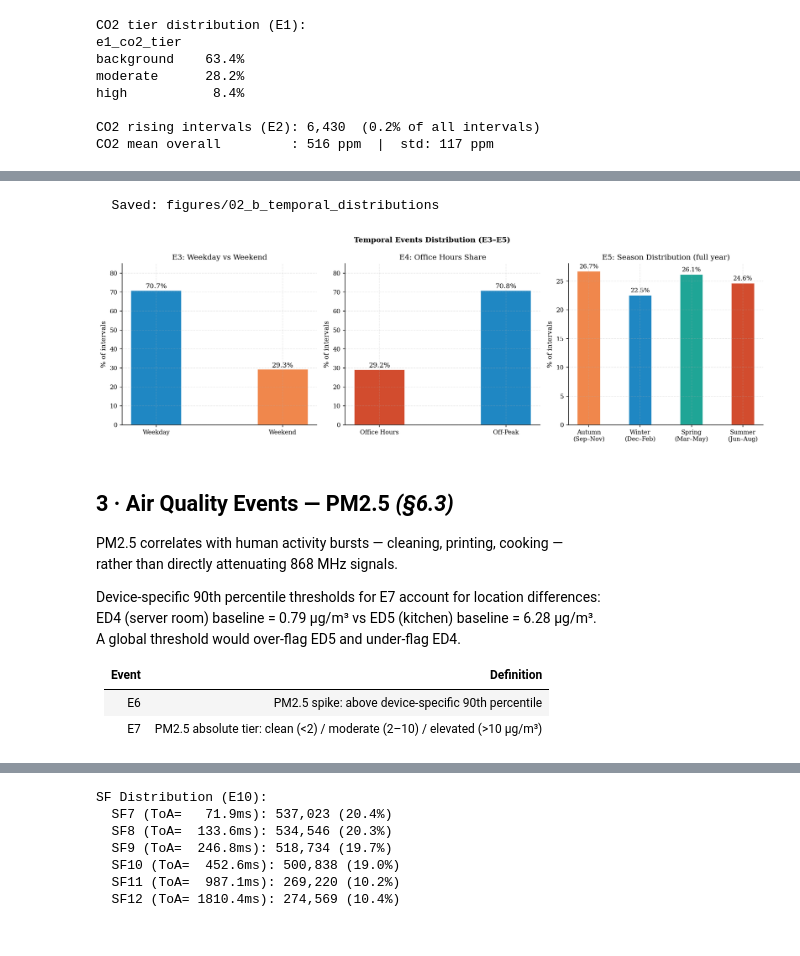
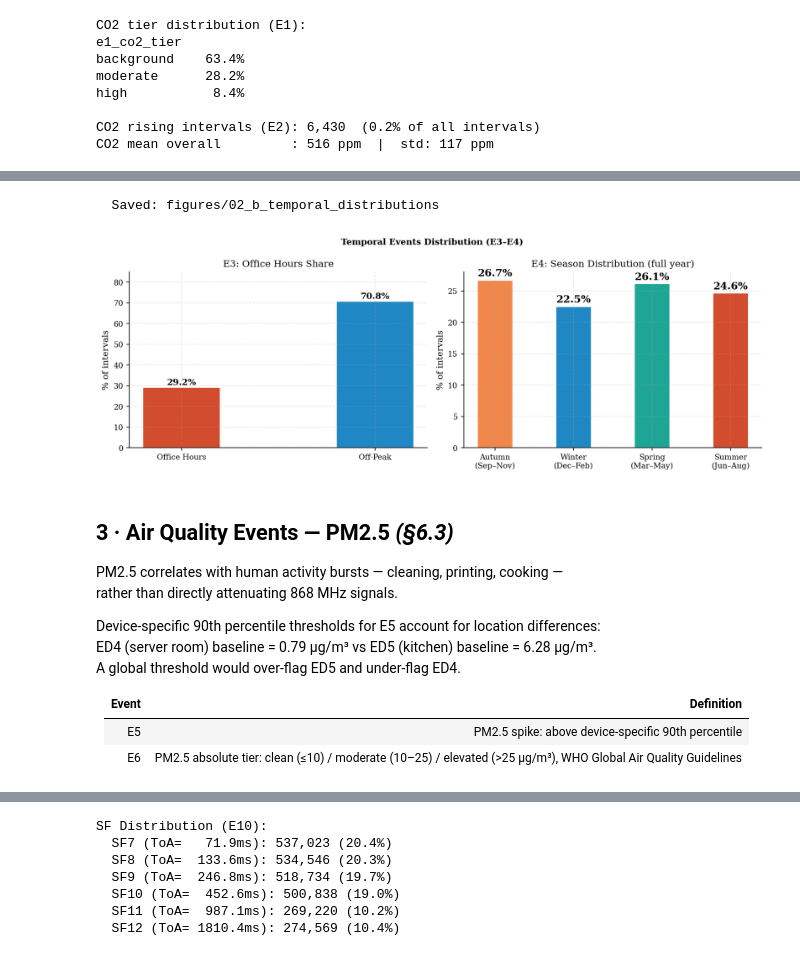
Before and after one commit to vincentmworia/Master-Thesis-Reliability-Analysis-of-Indoor-LoRaWAN-Links-using-packet-counter-reconstruction, a Jupyter notebook: notebooks/02_events_taxonomy.ipynb, the cells around one changed output, grey strips where cells are left out. Saved outputs shown, nothing was run; the diff lists cells and outputs as text; code cells hidden in the pictures.

```diff
--- a/notebooks/02_events_taxonomy.ipynb
+++ b/notebooks/02_events_taxonomy.ipynb
@@ -171,23 +192,21 @@ df['hour']      = local.dt.hour
 df['dayofweek'] = local.dt.dayofweek   # 0=Monday, 6=Sunday
 df['month']     = local.dt.month
 
-# E3: weekday vs weekend
-df['e3_is_weekday'] = (df['dayofweek'] < 5).astype(int)
+# E3: office hours — weekday AND 08:00–17:59
+df['is_weekday'] = (df['dayofweek'] < 5).astype(int)
 
-# E4: office hours — weekday AND 08:00–17:59
-df['e4_office_hours'] = (
-    (df['e3_is_weekday'] == 1) & df['hour'].between(8, 17)
+df['e3_office_hours'] = (
+    (df['is_weekday'] == 1) & df['hour'].between(8, 17)
 ).astype(int)
 
-# E5: season
-df['e5_season'] = df['month'].map({
+# E4: season
+df['e4_season'] = df['month'].map({
      9: 'autumn', 10: 'autumn', 11: 'autumn',
     12: 'winter',  1: 'winter',  2: 'winter',
      3: 'spring',  4: 'spring',  5: 'spring',
      6: 'summer',  7: 'summer',  8: 'summer',
 })
 
-print(f'Weekday share (E3)    : {df["e3_is_weekday"].mean()*100:.1f}%')
-print(f'Office hours (E4)     : {df["e4_office_hours"].mean()*100:.1f}%')
-print(f'Season (E5)           : {df["e5_season"].value_counts().to_dict()}')
+print(f'Office hours (E3): {df["e3_office_hours"].mean()*100:.1f}%')
+print(f'Season (E4)      : {df["e4_season"].value_counts().to_dict()}')
 # %% [output]
@@ -197,56 +215,48 @@ Season (E5)           : {'autumn': 703823, 'spring': 688573, 'summer': 648905, '
 # %%
-# Fig 02-B — Temporal Event Distributions (E3–E5)
-fig, axes = plt.subplots(1, 3, figsize=(14, 4.5))
+# Fig 02-B — Temporal Event Distributions (E3–E4)
+fig, axes = plt.subplots(1, 2, figsize=(11, 4))
 
-# E3: weekday vs weekend
-wk = df['e3_is_weekday'].mean()*100
-axes[0].bar(['Weekday','Weekend'], [wk, 100-wk],
-             color=[C['blue'],C['orange']], width=0.4, alpha=0.88, edgecolor='white')
-for i2, v in enumerate([wk, 100-wk]):
-    axes[0].text(i2, v+0.5, f'{v:.1f}%', ha='center', va='bottom', fontsize=10)
-axes[0].set_ylim(0, 85); axes[0].set_ylabel('% of intervals')
-axes[0].set_title('E3: Weekday vs Weekend')
-
-# E4: office hours
-oh = df['e4_office_hours'].mean()*100
-axes[1].bar(['Office Hours','Off-Peak'], [oh, 100-oh],
+# E3: office hours
+oh = df['e3_office_hours'].mean()*100
+axes[0].bar(['Office Hours','Off-Peak'], [oh, 100-oh],
              color=[C['red'],C['blue']], width=0.4, alpha=0.88, edgecolor='white')
 for i2, v in enumerate([oh, 100-oh]):
-    axes[1].text(i2, v+0.5, f'{v:.1f}%', ha='center', va='bottom', fontsize=10)
-axes[1].set_ylim(0, 85); axes[1].set_ylabel('% of intervals')
-axes[1].set_title('E4: Office Hours Share')
+    axes[0].text(i2, v+0.5, f'{v:.1f}%', ha='center', va='bottom', fontsize=10,fontweight='bold')
+axes[0].set_ylim(0, 85)
+axes[0].set_ylabel('% of intervals')
+axes[0].set_title('E3: Office Hours Share')
 
-# E5: season
+# E4: season
 seasons = ['autumn','winter','spring','summer']
 slabs = ['Autumn\n(Sep–Nov)','Winter\n(Dec–Feb)','Spring\n(Mar–May)','Summer\n(Jun–Aug)']
-scounts = [df['e5_season'].eq(s).mean()*100 for s in seasons]
-bars = axes[2].bar(slabs, scounts,
+scounts = [df['e4_season'].eq(s).mean()*100 for s in seasons]
+bars = axes[1].bar(slabs, scounts,
                     color=[C['orange'],C['blue'],C['green'],C['red']],
                     width=0.45, alpha=0.88, edgecolor='white')
 for bar, v in zip(bars, scounts):
-    axes[2].text(bar.get_x()+bar.get_width()/2, v+0.3, f'{v:.1f}%',
-                 ha='center', va='bottom', fontsize=9)
-axes[2].set_ylabel('% of intervals')
-axes[2].set_title('E5: Season Distribution (full year)')
+    axes[1].text(bar.get_x()+bar.get_width()/2, v+0.3, f'{v:.1f}%',
+                 ha='center', va='bottom', fontsize=12,fontweight='bold')
+axes[1].set_ylabel('% of intervals')
+axes[1].set_title('E4: Season Distribution (full year)')
 
-fig.suptitle('Temporal Events Distribution (E3–E5)', fontsize=11, fontweight='bold')
+fig.suptitle('Temporal Events Distribution (E3–E4)', fontsize=10, fontweight='bold')
 fig.tight_layout()
 save_fig(fig, '02_b_temporal_distributions')
 # %% [output]
   Saved: figures/02_b_temporal_distributions
-[figure, old version]
+[figure, new version]
 # %% [markdown]
 ## 3 · Air Quality Events — PM2.5  *(§6.3)*
 
 PM2.5 correlates with human activity bursts — cleaning, printing, cooking —
 rather than directly attenuating 868 MHz signals.
 
-Device-specific 90th percentile thresholds for E7 account for location differences:
+Device-specific 90th percentile thresholds for E5 account for location differences:
 ED4 (server room) baseline = 0.79 µg/m³ vs ED5 (kitchen) baseline = 6.28 µg/m³.
 A global threshold would over-flag ED5 and under-flag ED4.
 
 | Event | Definition |
 |-------|-----------|
-| E6    | PM2.5 spike: above device-specific 90th percentile |
-| E7    | PM2.5 absolute tier: clean (<2) / moderate (2–10) / elevated (>10 µg/m³) |
+| E5    | PM2.5 spike: above device-specific 90th percentile |
+| E6    | PM2.5 absolute tier: clean (≤10) / moderate (10–25) / elevated (>25 µg/m³), WHO Global Air Quality Guidelines |
 # %%
```
Also changed, not shown: parts of 23 cells of this notebook, 2 other files.
